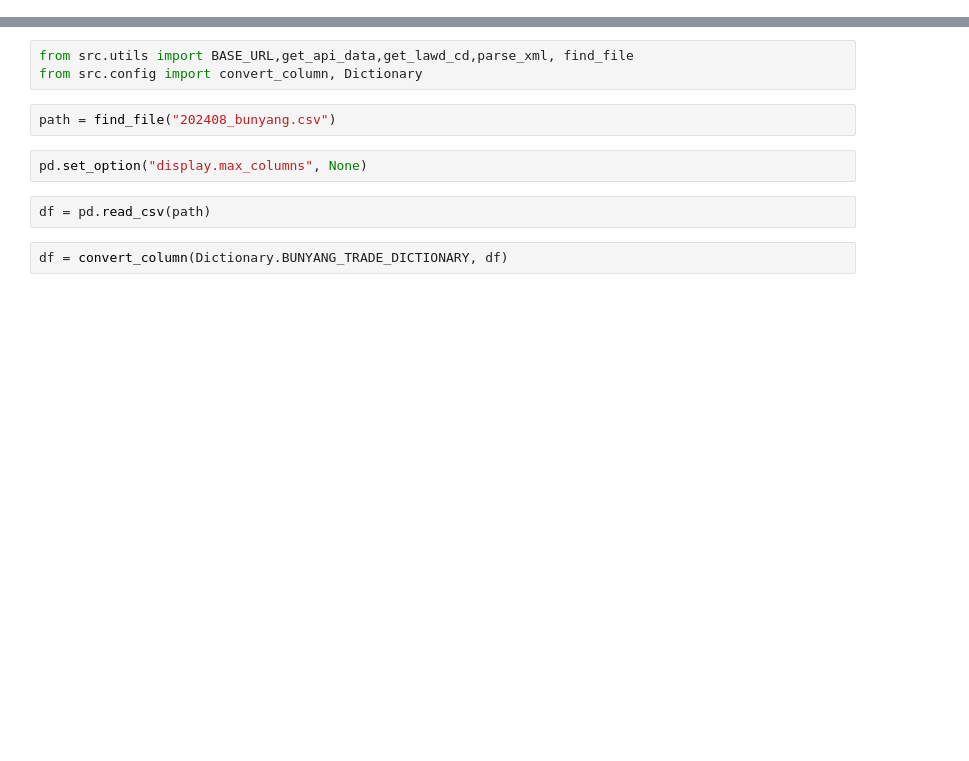
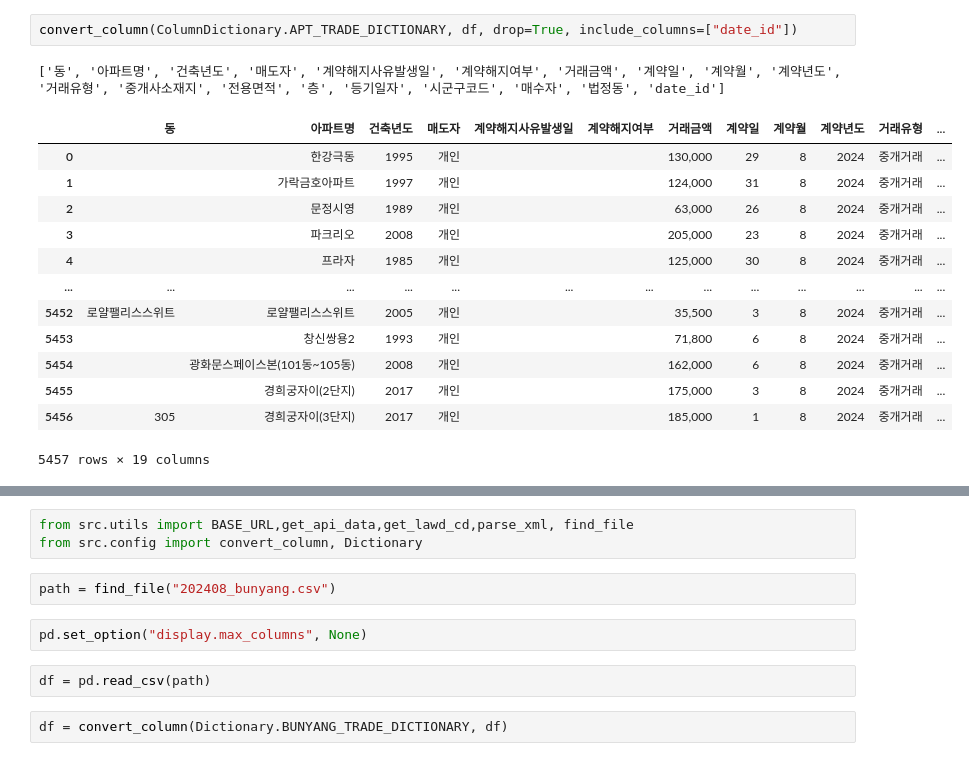
Before and after one commit to aiqwe/apt_trade, a Jupyter notebook: notebook.ipynb, the cells around one changed output, grey strips where cells are left out. Cells and saved outputs as stored; diff of their text form; blank space fills up the shorter version.

```diff
--- a/notebook.ipynb
+++ b/notebook.ipynb
@@ -2,0 +61,17 @@ import pandas as pd
+# %%
+convert_column(ColumnDictionary.APT_TRADE_DICTIONARY, df, drop=True, include_columns=["date_id"])
+# %% [output]
+['동', '아파트명', '건축년도', '매도자', '계약해지사유발생일', '계약해지여부', '거래금액', '계약일', '계약월', '계약년도', '거래유형', '중개사소재지', '전용면적', '층', '등기일자', '시군구코드', '매수자', '법정동', 'date_id']
+|  | 동 | 아파트명 | 건축년도 | 매도자 | 계약해지사유발생일 | 계약해지여부 | 거래금액 | 계약일 | 계약월 | 계약년도 | 거래유형 | ... |
+| 0 |  | 한강극동 | 1995 | 개인 |  |  | 130,000 | 29 | 8 | 2024 | 중개거래 | ... |
+| 1 |  | 가락금호아파트 | 1997 | 개인 |  |  | 124,000 | 31 | 8 | 2024 | 중개거래 | ... |
+| 2 |  | 문정시영 | 1989 | 개인 |  |  | 63,000 | 26 | 8 | 2024 | 중개거래 | ... |
+| 3 |  | 파크리오 | 2008 | 개인 |  |  | 205,000 | 23 | 8 | 2024 | 중개거래 | ... |
+| 4 |  | 프라자 | 1985 | 개인 |  |  | 125,000 | 30 | 8 | 2024 | 중개거래 | ... |
+| ... | ... | ... | ... | ... | ... | ... | ... | ... | ... | ... | ... | ... |
+| 5452 | 로얄팰리스스위트 | 로얄팰리스스위트 | 2005 | 개인 |  |  | 35,500 | 3 | 8 | 2024 | 중개거래 | ... |
+| 5453 |  | 창신쌍용2 | 1993 | 개인 |  |  | 71,800 | 6 | 8 | 2024 | 중개거래 | ... |
+| 5454 |  | 광화문스페이스본(101동~105동) | 2008 | 개인 |  |  | 162,000 | 6 | 8 | 2024 | 중개거래 | ... |
+| 5455 |  | 경희궁자이(2단지) | 2017 | 개인 |  |  | 175,000 | 3 | 8 | 2024 | 중개거래 | ... |
+| 5456 | 305 | 경희궁자이(3단지) | 2017 | 개인 |  |  | 185,000 | 1 | 8 | 2024 | 중개거래 | ... |
+5457 rows × 19 columns
```
Also changed, not shown: parts of 18 cells of this notebook, 18 other files.
